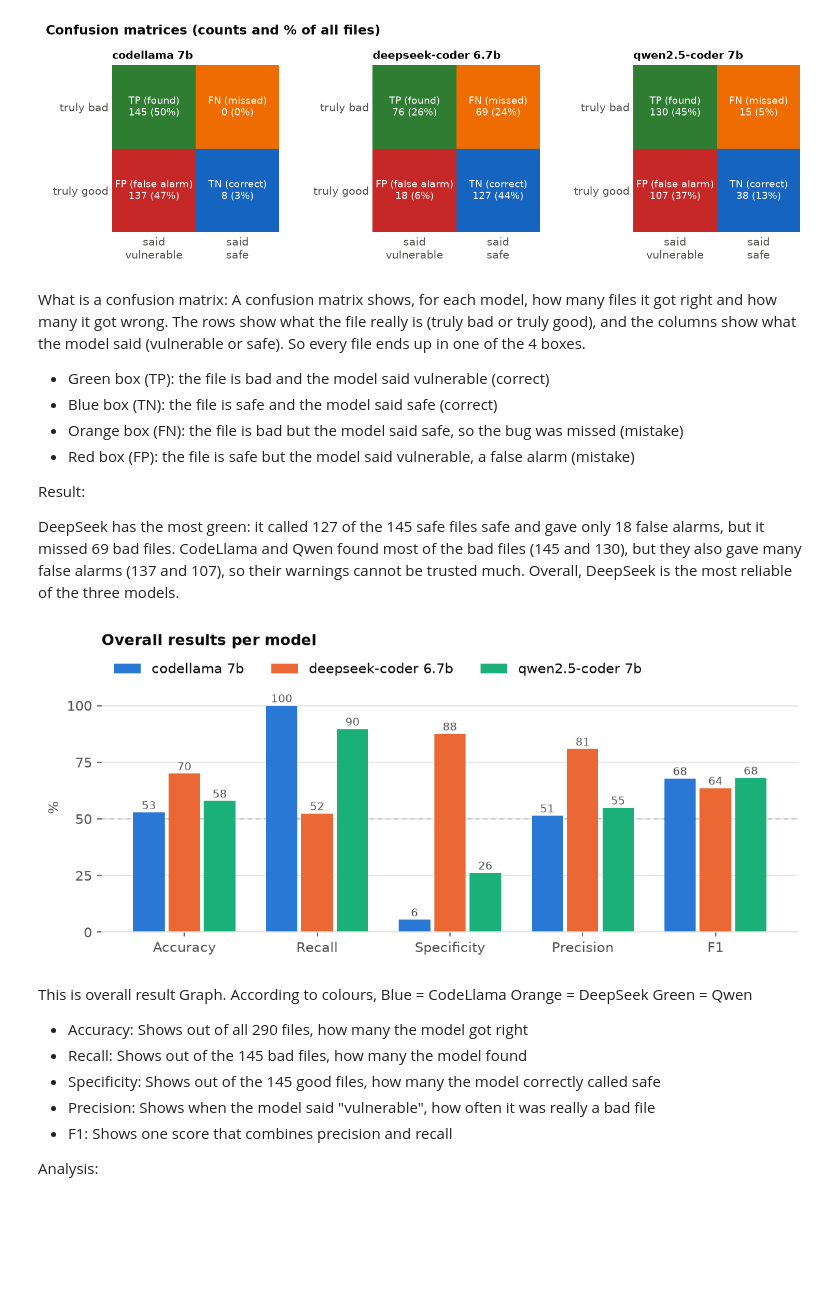
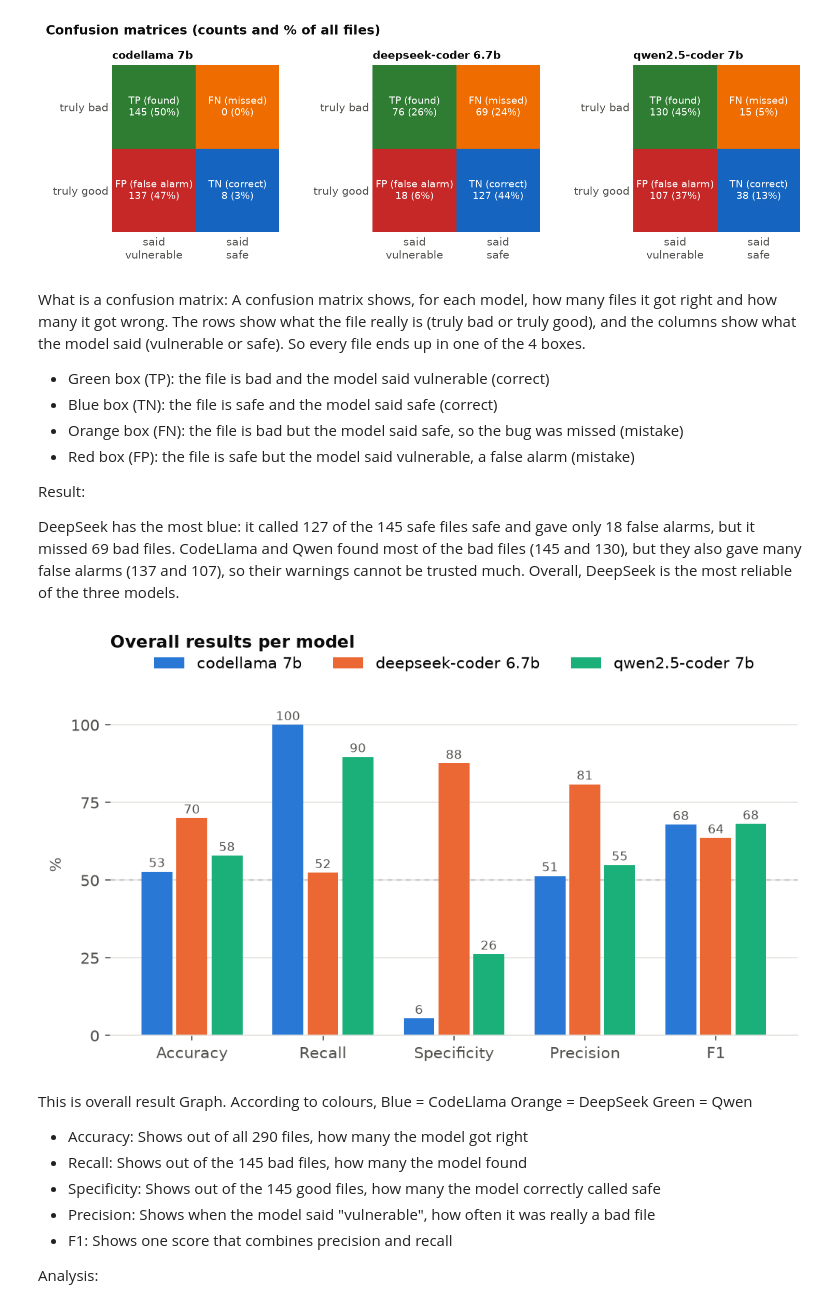
Before and after one commit to PoonamKadam1/CSDA_juliet-llm-vuln-detection, a Jupyter notebook: analysis.ipynb, the cells around one changed output. Drawn from its saved outputs; the diff is of its cells as text; code cells hidden in the pictures; blank space fills up the shorter version.

```diff
--- a/analysis.ipynb
+++ b/analysis.ipynb
@@ -277,25 +429,40 @@ The rows show what the file really is (truly bad or truly good), and the columns
 
 Result:
 
-DeepSeek has the most green: it called 127 of the 145 safe files safe and gave only 18 false alarms, but it missed 69 bad files. CodeLlama and Qwen found most of the bad files (145 and 130), but they also gave many false alarms (137 and 107), so their warnings cannot be trusted much. Overall, DeepSeek is the most reliable of the three models.
+DeepSeek has the most blue: it called 127 of the 145 safe files safe and gave only 18 false alarms, but it missed 69 bad files. CodeLlama and Qwen found most of the bad files (145 and 130), but they also gave many false alarms (137 and 107), so their warnings cannot be trusted much. Overall, DeepSeek is the most reliable of the three models.
 # %%
 metrics = ["Accuracy %", "Recall %", "Specificity %", "Precision %", "F1 %"]
-fig, ax = plt.subplots(figsize=(8, 3.6)); w = .8 / len(models)
+fig, ax = plt.subplots(figsize=(8, 4)) # Changed from 3.6 to 4 for a better shape
+w = .8 / len(models)
+
 for k, (_, r) in enumerate(overall.iterrows()):
     xs = [i + (k - (len(models) - 1) / 2) * w for i in range(len(metrics))]
     vals = [r[m] or 0 for m in metrics]
     ax.bar(xs, vals, width=w - .03, color=MODEL_COLORS[k % 4], label=short[r.Model], zorder=2)
+
     for x, v in zip(xs, vals):
         ax.text(x, v + 1.5, f"{v:.0f}", ha="center", fontsize=8, color=INK2)
+
 ax.axhline(50, color=INK2, lw=1, ls=(0, (3, 3)), zorder=1)
-ax.set_xticks(range(len(metrics)), [m.replace(" %", "") for m in metrics]); ax.set_ylim(0, 110)
-ax.set_yticks(range(0, 101, 25)); ax.set_ylabel("%"); ax.grid(axis="y", color=GRID, zorder=0)
-for s in ("top", "right", "left"): ax.spines[s].set_visible(False)
-ax.legend(frameon=False, loc="upper left", ncol=len(models), bbox_to_anchor=(0, 1.13))
-ax.set_title("Overall results per model ", loc="left", pad=28)
-fig.tight_layout(); fig.savefig(os.path.join(OUT, "fig2_overall.png")); plt.show()
+ax.set_xticks(range(len(metrics)))
+ax.set_xticklabels([m.replace(" %", "") for m in metrics])
+ax.set_ylim(0, 110)
+ax.set_yticks(range(0, 101, 25))
+ax.set_ylabel("%")
+ax.grid(axis="y", color=GRID, zorder=0)
+
+for s in ("top", "right", "left"):
+    ax.spines[s].set_visible(False)
+
+# THIS IS THE FIX: Moved the legend INSIDE the plot area
+ax.legend(frameon=False, loc="upper center", ncol=len(models), bbox_to_anchor=(0.5, 1.15))
+ax.set_title("Overall results per model", loc="left", pad=30)
+
+# Changed from tight_layout to bbox_inches='tight' to fix the blank space
+fig.savefig(os.path.join(OUT, "fig2_overall.png"), bbox_inches='tight')
+plt.show()
 # %% [output]
-[figure, old version]
+[figure, new version]
 # %% [markdown]
 This is overall result Graph. According to colours,
 Blue = CodeLlama
```
Also changed, not shown: parts of 3 cells of this notebook.
